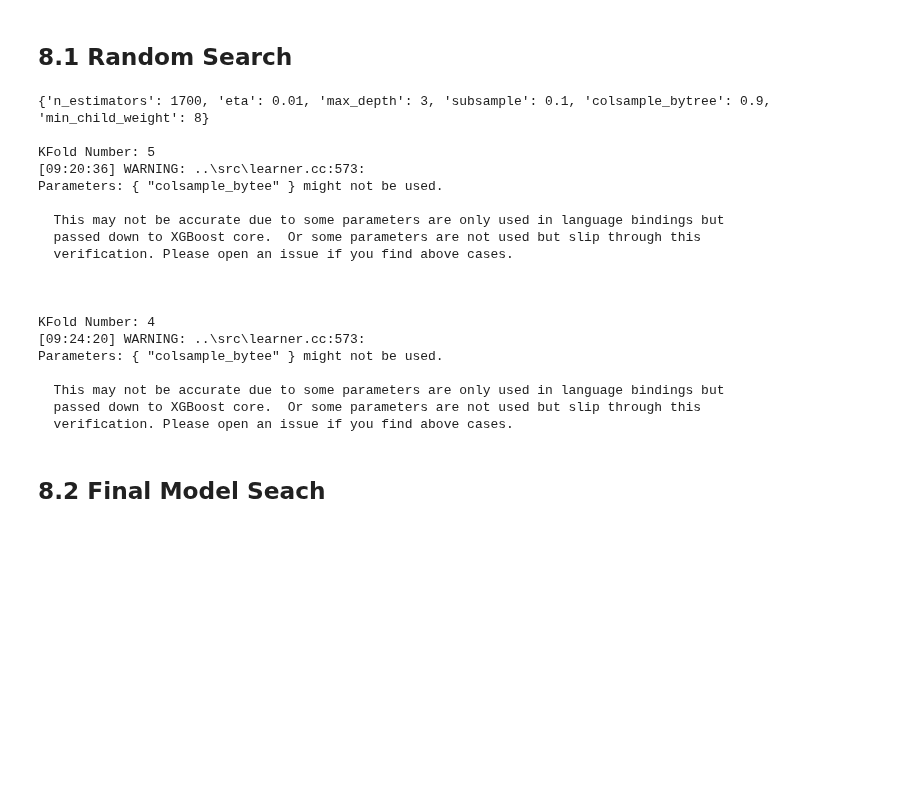
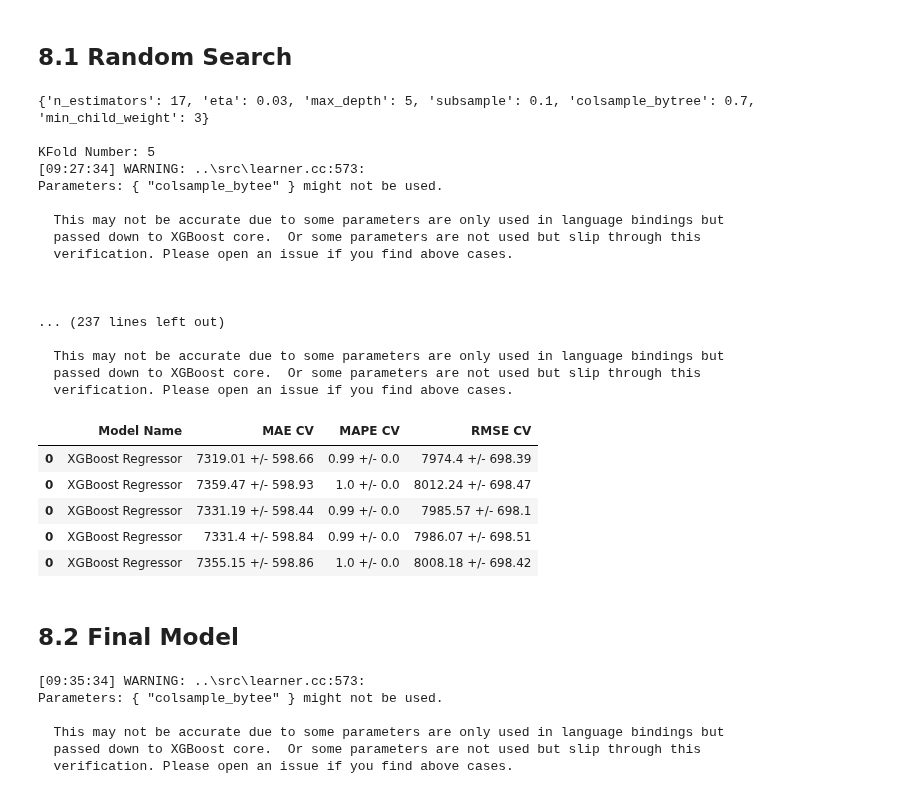
Before and after one commit to Edu-p/ds-project-model, a Jupyter notebook: notebooks/StoreSalesPrediction_md08_v01.ipynb, the cells around one changed output. Saved outputs shown, nothing was run; the diff lists cells and outputs as text; code cells hidden in the pictures; blank space fills up the shorter version.

Commit message:
Final model with best values of hyperparameters

```diff
--- a/notebooks/StoreSalesPrediction_md08_v01.ipynb
+++ b/notebooks/StoreSalesPrediction_md08_v01.ipynb
@@ -1457,7 +1457,7 @@ import warnings
 warnings.filterwarnings( 'ignore' )
 # %%
 param = {
-   'n_estimators': [1500, 1700, 2500, 3000, 3500],
+   'n_estimators': [15, 17, 25, 30, 35],
    'eta': [0.01, 0.03],
    'max_depth': [3, 5, 9],
    'subsample': [0.1, 0.5, 0.7],
@@ -1465,48 +1465,50 @@ param = {
    'min_child_weight': [3, 8, 15]
        }
 
-MAX_EVAL = 5
+MAX_EVAL = 10 # quantas vezes ele vai escolher os conjuntos de hy
 # %%
-final_result = pd.DataFrame()
 
-for i in range( MAX_EVAL ):
    # choose values for parameters randomly
    hp = { k: random.sample( v, 1 )[0] for k, v in param.items() }
    print( hp )
 
    # model
    model_xgb = xgb.XGBRegressor( objective='reg:squarederror',
                                  n_estimators=hp['n_estimators'],
                                  eta=hp['eta'],
                                  max_depth=hp['max_depth'],
                                  subsample=hp['subsample'],
                                  colsample_bytee=hp['colsample_bytree'],
                                  min_child_weight=hp['min_child_weight'] )
 
    # performance
    result = cross_validation( x_training, 5, 'XGBoost Regressor', model_xgb, verbose=True )
    final_result = pd.concat( [final_result, result] )
 
 final_result
 # %% [output]
-{'n_estimators': 1700, 'eta': 0.01, 'max_depth': 3, 'subsample': 0.1, 'colsample_bytree': 0.9, 'min_child_weight': 8}
+{'n_estimators': 17, 'eta': 0.03, 'max_depth': 5, 'subsample': 0.1, 'colsample_bytree': 0.7, 'min_child_weight': 3}
 
 KFold Number: 5
-[09:20:36] WARNING: ..\src\learner.cc:573:
+[09:27:34] WARNING: ..\src\learner.cc:573:
 Parameters: { "colsample_bytee" } might not be used.
 
   This may not be accurate due to some parameters are only used in language bindings but
   passed down to XGBoost core.  Or some parameters are not used but slip through this
   verification. Please open an issue if you find above cases.
 
 
 
-KFold Number: 4
-[09:24:20] WARNING: ..\src\learner.cc:573:
-Parameters: { "colsample_bytee" } might not be used.
+... (237 lines left out)
 
   This may not be accurate due to some parameters are only used in language bindings but
   passed down to XGBoost core.  Or some parameters are not used but slip through this
   verification. Please open an issue if you find above cases.
+|  | Model Name | MAE CV | MAPE CV | RMSE CV |
+| 0 | XGBoost Regressor | 7319.01 +/- 598.66 | 0.99 +/- 0.0 | 7974.4 +/- 698.39 |
+| 0 | XGBoost Regressor | 7359.47 +/- 598.93 | 1.0 +/- 0.0 | 8012.24 +/- 698.47 |
+| 0 | XGBoost Regressor | 7331.19 +/- 598.44 | 0.99 +/- 0.0 | 7985.57 +/- 698.1 |
+| 0 | XGBoost Regressor | 7331.4 +/- 598.84 | 0.99 +/- 0.0 | 7986.07 +/- 698.51 |
+| 0 | XGBoost Regressor | 7355.15 +/- 598.86 | 1.0 +/- 0.0 | 8008.18 +/- 698.42 |
 # %% [markdown]
-## 8.2 Final Model Seach
+## 8.2 Final Model
@@ -1512,0 +1524,23 @@ Parameters: { "colsample_bytee" } might not be used.
+# %%
+# model
+model_xgb_tuned = xgb.XGBRegressor( objective='reg:squarederror',
+                                    n_estimators=param_tuned['n_estimators'],
+                                    eta=param_tuned['eta'],
+                                    max_depth=param_tuned['max_depth'],
+                                    subsample=param_tuned['subsample'],
+                                    colsample_bytee=param_tuned['colsample_bytree'],
+                                    min_child_weight=param_tuned['min_child_weight'] ).fit( x_train, y_train ) # pois o ml_error so ve a performance do modelo, mas n o treina
+
+# prediction
+yhat_xgb_tuned = model_xgb_tuned.predict( x_test ) # yhat é y estimativa, vem da estatistica isso
+
+# performance
+xgb_result_tuned = ml_error( 'XGBoost Regressor', np.expm1( y_test ), np.expm1( yhat_xgb_tuned ) )
+xgb_result_tuned
+# %% [output]
+[09:35:34] WARNING: ..\src\learner.cc:573:
+Parameters: { "colsample_bytee" } might not be used.
+
+  This may not be accurate due to some parameters are only used in language bindings but
+  passed down to XGBoost core.  Or some parameters are not used but slip through this
+  verification. Please open an issue if you find above cases.
```
Also changed, not shown: parts of 1 cell of this notebook.
